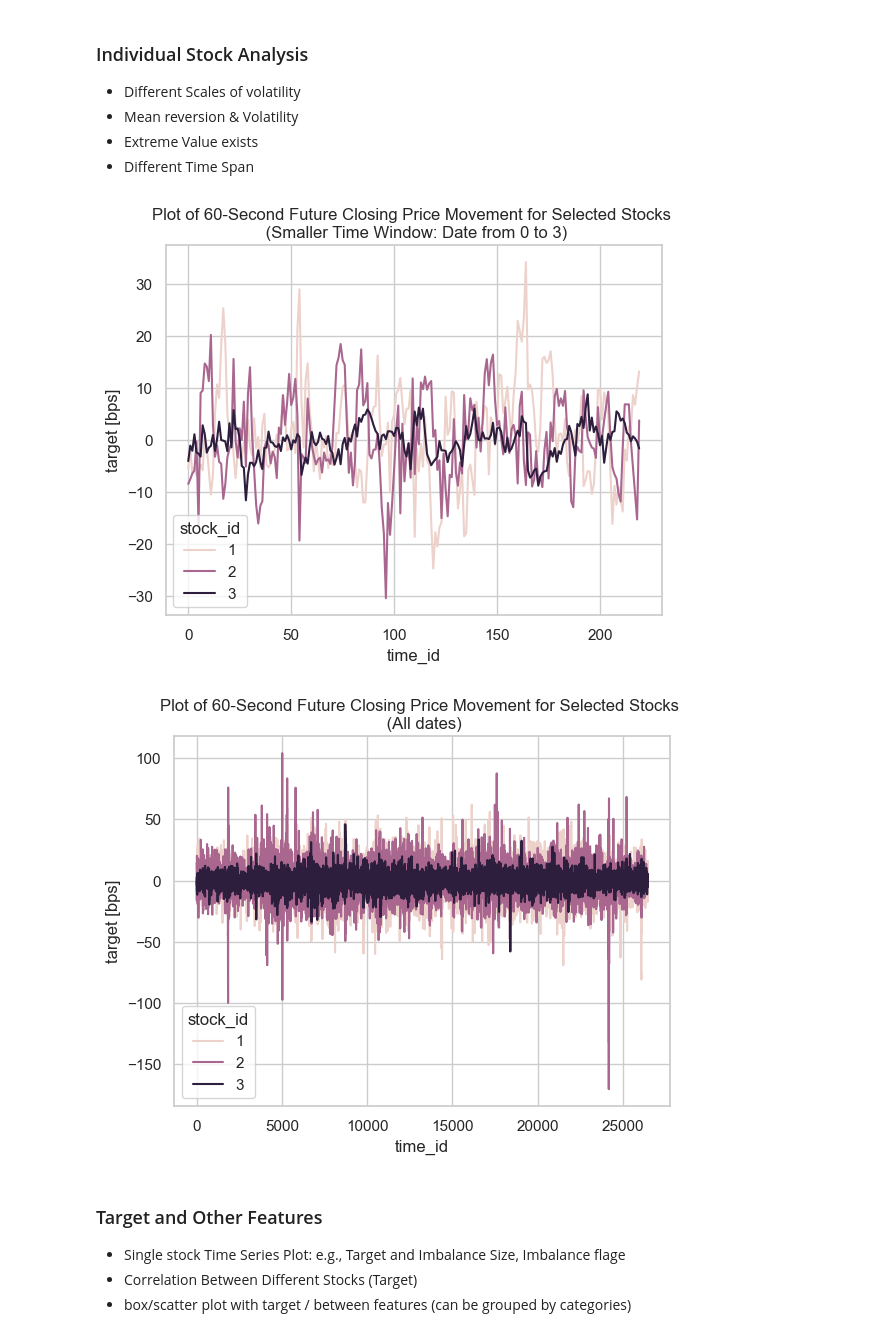
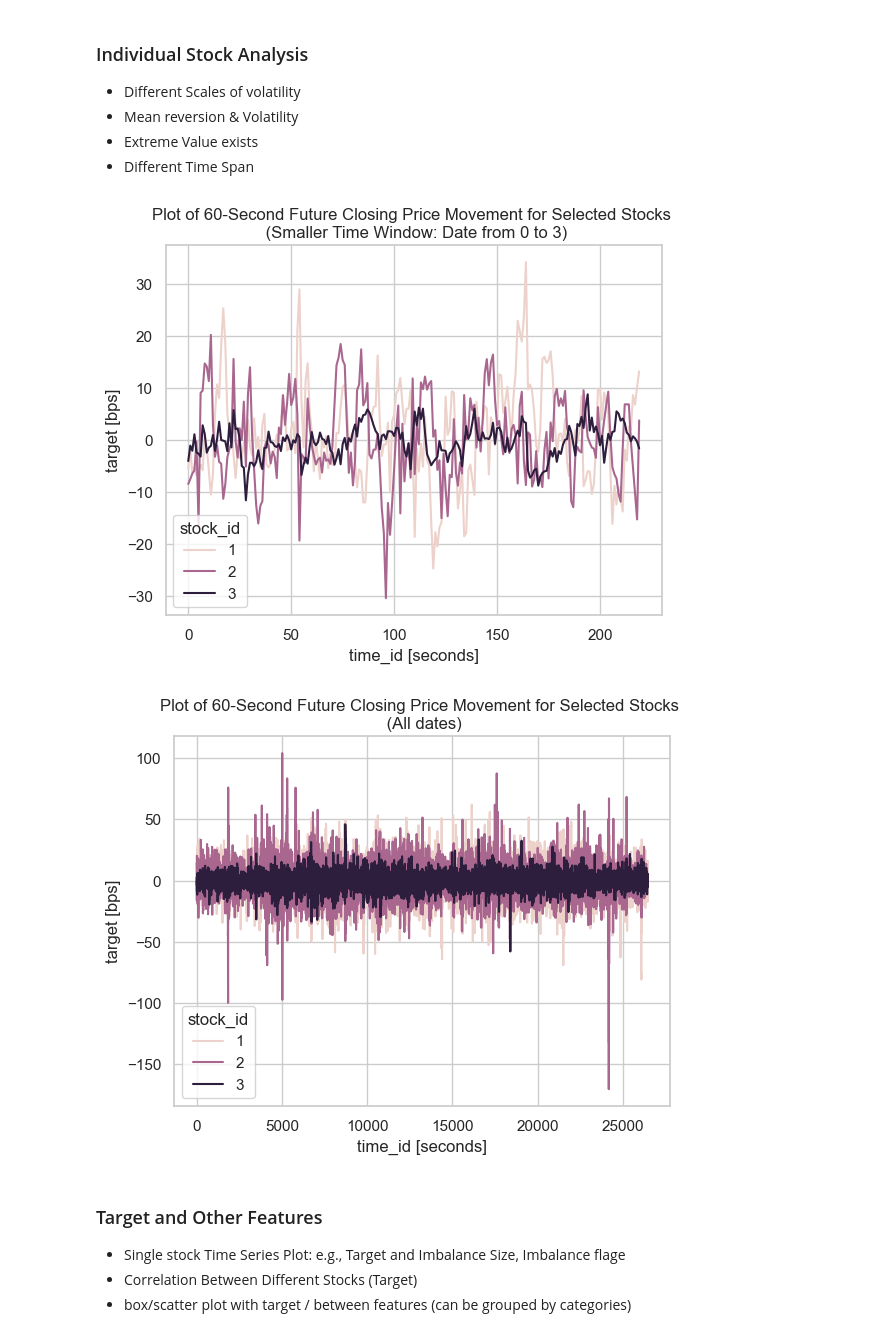
Before and after one commit to LetianY/data1030-optiver-trading-at-close, a Jupyter notebook: src/EDA.ipynb, the cells around one changed output. Drawn from its saved outputs; the diff is of its cells as text; code cells hidden in the pictures.

```diff
--- a/src/EDA.ipynb
+++ b/src/EDA.ipynb
@@ -841,31 +841,33 @@ Name: count, dtype: int64
 # %%
 # Shorter time window
 seclist = [1, 2, 3]
 df_stocks = data[data.stock_id.isin(seclist)&(data.date_id<=3)]
 sns.set_style("whitegrid")
 ax = sns.lineplot(data = df_stocks, x = df_stocks['time_id'], y = 'target', hue = 'stock_id');
 labels = [item.get_text() for item in ax.get_xticklabels()]
 ax.set_xticklabels(labels)
 ax.legend(loc='lower left', title='stock_id')
-plt.xlabel("time_id")
+plt.xlabel("time_id [seconds]")
 plt.ylabel("target [bps]")
 plt.title("Plot of 60-Second Future Closing Price Movement for Selected Stocks \n (Smaller Time Window: Date from 0 to 3)")
+plt.savefig('../figures/EDA/price_movement_day0to3.png', dpi=300, bbox_inches='tight')
 plt.show()
 
 # All time span
 df_stocks = data[data.stock_id.isin(seclist)]
 sns.set_style("whitegrid")
 ax = sns.lineplot(data = df_stocks, x = df_stocks['time_id'], y = 'target', hue = 'stock_id');
 labels = [item.get_text() for item in ax.get_xticklabels()]
 ax.set_xticklabels(labels)
 ax.legend(loc='lower left', title='stock_id')
-plt.xlabel("time_id")
+plt.xlabel("time_id [seconds]")
 plt.ylabel("target [bps]")
 plt.title("Plot of 60-Second Future Closing Price Movement for Selected Stocks \n (All dates)")
+plt.savefig('../figures/EDA/price_movement.png', dpi=300, bbox_inches='tight')
 plt.show()
 # %% [output]
-[figure, old version]
+[figure, new version]
-[figure, old version]
+[figure, new version]
 # %% [markdown]
 ### Target and Other Features
 
```
Also changed, not shown: parts of 1 cell of this notebook.
